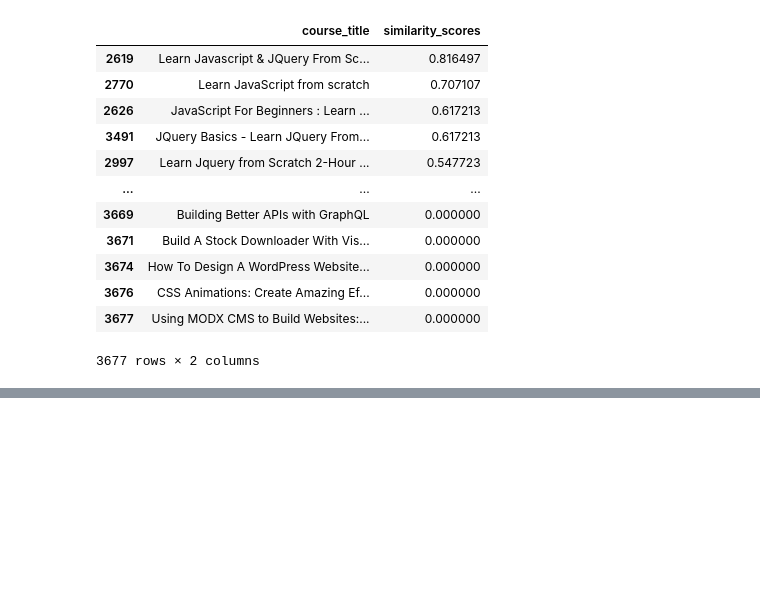
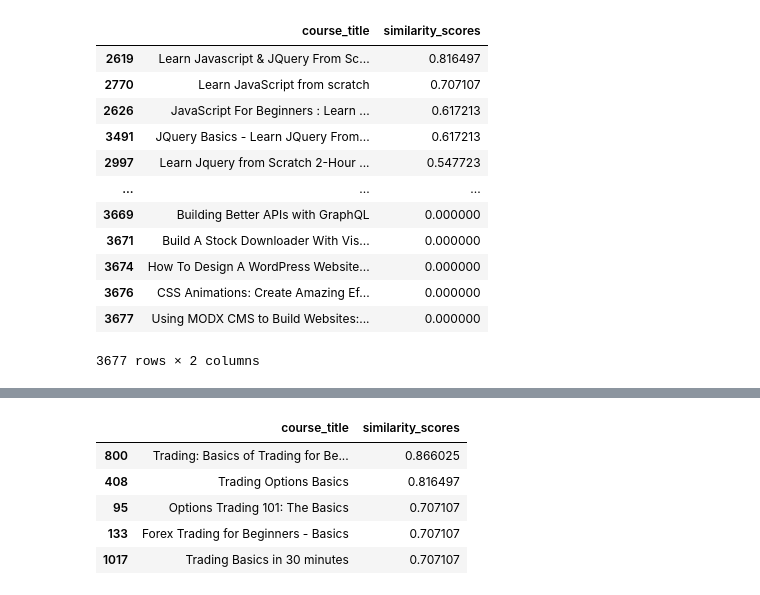
Before and after one commit to gauri282003/recommender-system-udemy, a Jupyter notebook: udemy_course_recommendation_system.ipynb, the cells around one changed output, grey strips where cells are left out. Drawn from its saved outputs; the diff is of its cells as text; code cells hidden in the pictures; blank space fills up the shorter version.

```diff
--- a/udemy_course_recommendation_system.ipynb
+++ b/udemy_course_recommendation_system.ipynb
@@ -193,0 +229,9 @@ recom
+# %%
+course_recommendation("Basics of Trading",5)
+# %% [output]
+|  | course_title | similarity_scores |
+| 800 | Trading: Basics of Trading for Be... | 0.866025 |
+| 408 | Trading Options Basics | 0.816497 |
+| 95 | Options Trading 101: The Basics | 0.707107 |
+| 133 | Forex Trading for Beginners - Basics | 0.707107 |
+| 1017 | Trading Basics in 30 minutes | 0.707107 |
```
Also changed, not shown: parts of 3 cells of this notebook.
